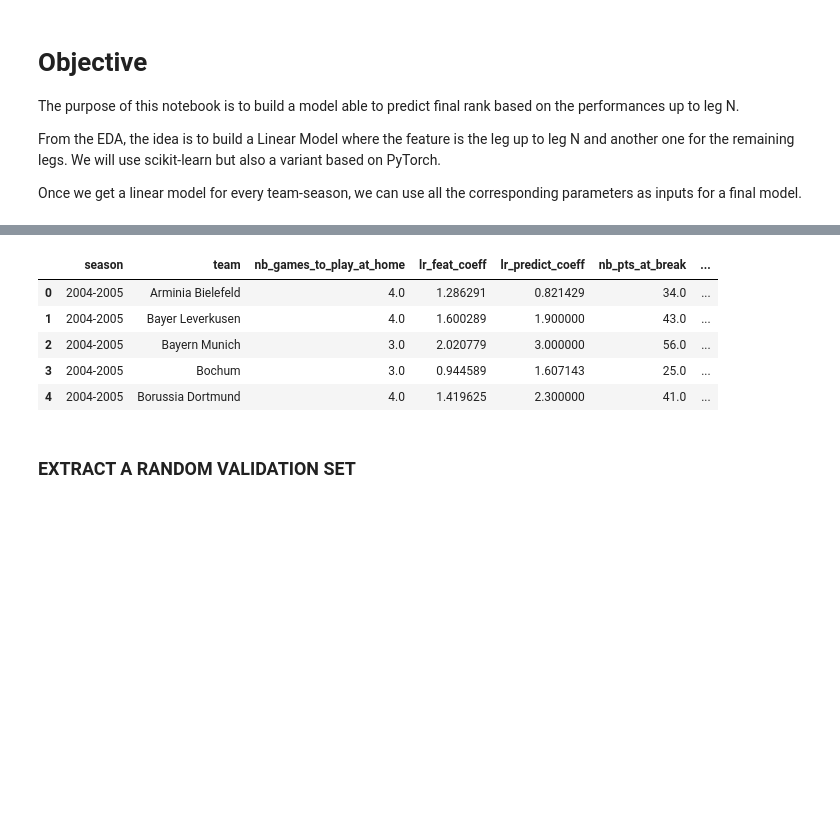
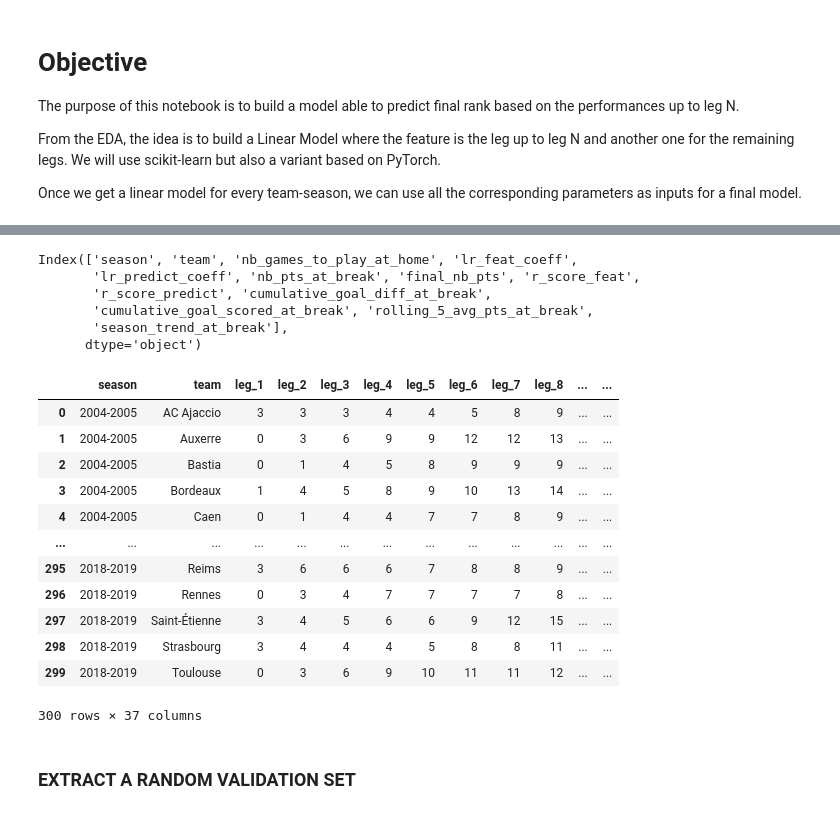
Before and after one commit to carlerik-gauthier/soccer_season_prediction, a Jupyter notebook: misc/RankPredicter.ipynb, the cells around one changed output, grey strips where cells are left out. Drawn from its saved outputs; the diff is of its cells as text; code cells hidden in the pictures; blank space fills up the shorter version.

```diff
--- a/misc/RankPredicter.ipynb
+++ b/misc/RankPredicter.ipynb
@@ -113,7 +113,7 @@ championship_csv = {'ligue-1': 'ligue-1_data_2002_2019',
 # %%
 l1_break_point = 27
 # %%
-ligue1_df = prepare_data(csv_path=championship_csv['liga'])# ['ligue-1'])
+ligue1_df = prepare_data(csv_path='/home/carlerikgauthier/PycharmProjects/soccer_season_prediction/inputs/ligue-1_data_2002_2019')  # championship_csv['liga'])# ['ligue-1'])
 # %%
 ligue1_df.head()
 # %% [output]
@@ -237,14 +260,28 @@ data_for_model = build_data(historical_data=ligue1_df, break_leg=l1_break_point)
 # %%
-data_for_model.head()
+data_for_model.head().columns
 # %% [output]
-|  | season | team | nb_games_to_play_at_home | lr_feat_coeff | lr_predict_coeff | nb_pts_at_break | ... |
-| 0 | 2004-2005 | Arminia Bielefeld | 4.0 | 1.286291 | 0.821429 | 34.0 | ... |
-| 1 | 2004-2005 | Bayer Leverkusen | 4.0 | 1.600289 | 1.900000 | 43.0 | ... |
-| 2 | 2004-2005 | Bayern Munich | 3.0 | 2.020779 | 3.000000 | 56.0 | ... |
-| 3 | 2004-2005 | Bochum | 3.0 | 0.944589 | 1.607143 | 25.0 | ... |
-| 4 | 2004-2005 | Borussia Dortmund | 4.0 | 1.419625 | 2.300000 | 41.0 | ... |
+Index(['season', 'team', 'nb_games_to_play_at_home', 'lr_feat_coeff',
+       'lr_predict_coeff', 'nb_pts_at_break', 'final_nb_pts', 'r_score_feat',
+       'r_score_predict', 'cumulative_goal_diff_at_break',
+       'cumulative_goal_scored_at_break', 'rolling_5_avg_pts_at_break',
+       'season_trend_at_break'],
+      dtype='object')
 # %%
-# get_pivoted(data=ligue1_df, break_leg=l1_break_point)
+get_pivoted(data=ligue1_df, break_leg=l1_break_point)
+# %% [output]
+|  | season | team | leg_1 | leg_2 | leg_3 | leg_4 | leg_5 | leg_6 | leg_7 | leg_8 | ... | ... |
+| 0 | 2004-2005 | AC Ajaccio | 3 | 3 | 3 | 4 | 4 | 5 | 8 | 9 | ... | ... |
+| 1 | 2004-2005 | Auxerre | 0 | 3 | 6 | 9 | 9 | 12 | 12 | 13 | ... | ... |
+| 2 | 2004-2005 | Bastia | 0 | 1 | 4 | 5 | 8 | 9 | 9 | 9 | ... | ... |
+| 3 | 2004-2005 | Bordeaux | 1 | 4 | 5 | 8 | 9 | 10 | 13 | 14 | ... | ... |
+| 4 | 2004-2005 | Caen | 0 | 1 | 4 | 4 | 7 | 7 | 8 | 9 | ... | ... |
+| ... | ... | ... | ... | ... | ... | ... | ... | ... | ... | ... | ... | ... |
+| 295 | 2018-2019 | Reims | 3 | 6 | 6 | 6 | 7 | 8 | 8 | 9 | ... | ... |
+| 296 | 2018-2019 | Rennes | 0 | 3 | 4 | 7 | 7 | 7 | 7 | 8 | ... | ... |
+| 297 | 2018-2019 | Saint-Étienne | 3 | 4 | 5 | 6 | 6 | 9 | 12 | 15 | ... | ... |
+| 298 | 2018-2019 | Strasbourg | 3 | 4 | 4 | 4 | 5 | 8 | 8 | 11 | ... | ... |
+| 299 | 2018-2019 | Toulouse | 0 | 3 | 6 | 9 | 10 | 11 | 11 | 12 | ... | ... |
+300 rows × 37 columns
 # %%
 # data_for_model.r_score_predict.mean()
 # %%
```
Also changed, not shown: parts of 3 cells of this notebook, 4 other files.
